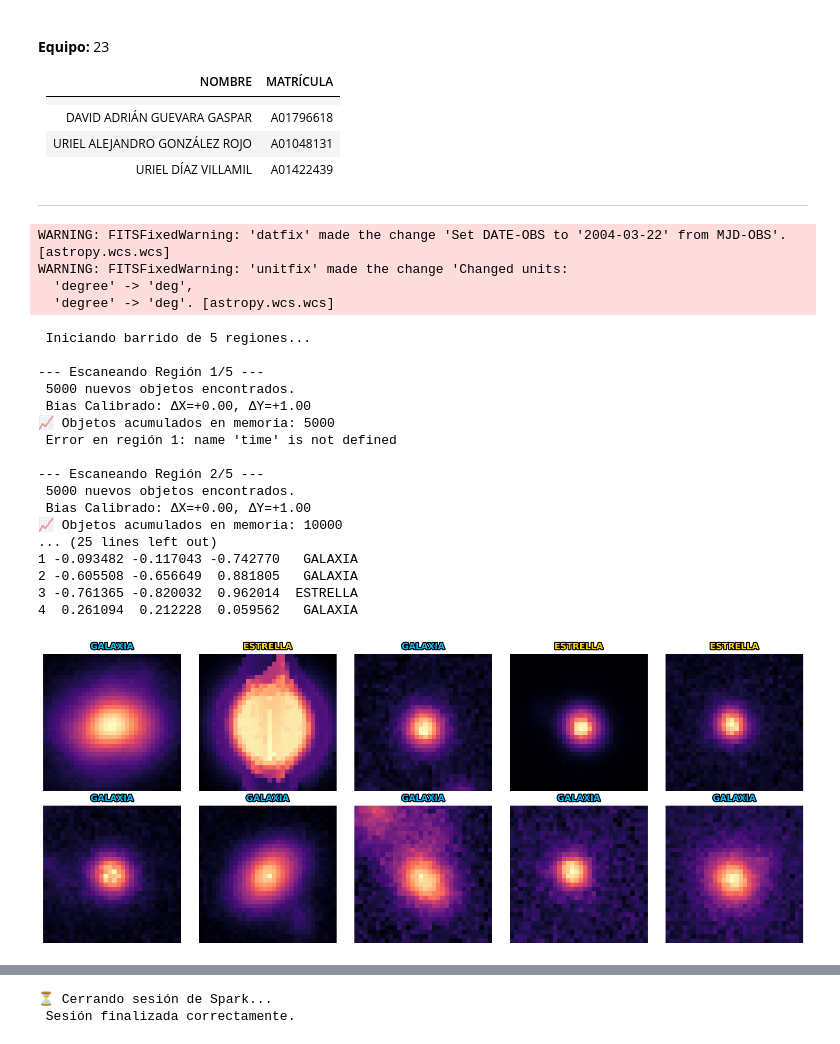
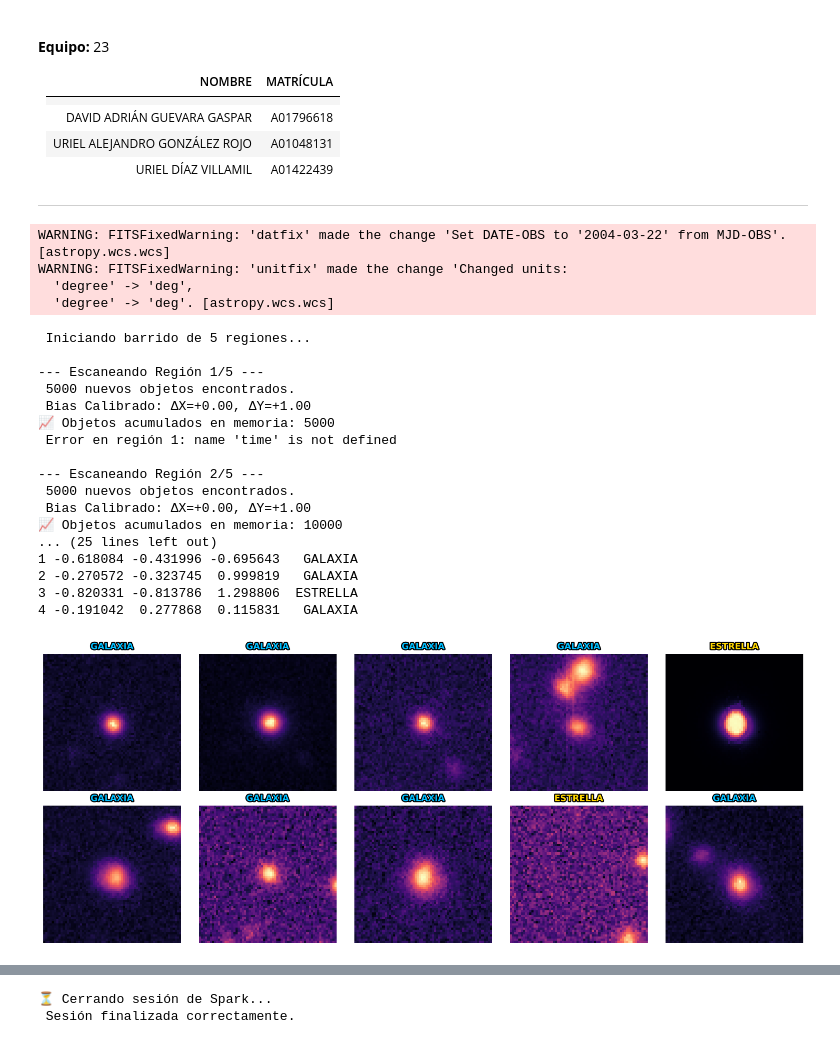
Before and after one commit to Udiaz96/pi-eq23-dycfia, a Jupyter notebook: notebooks/Avance 1. Análisis exploratorio de datos/Avance2_23Equipo.ipynb, the cells around one changed output, grey strips where cells are left out. Saved outputs shown, nothing was run; the diff lists cells and outputs as text; code cells hidden in the pictures.

```diff
--- a/notebooks/Avance 1. Análisis exploratorio de datos/Avance2_23Equipo.ipynb
+++ b/notebooks/Avance 1. Análisis exploratorio de datos/Avance2_23Equipo.ipynb
@@ -338,7 +338,7 @@ for i in range(num_regiones):
 
 
 # 1. Extracción: Obtenemos la lista base de diccionarios
-dataset_final = manager.generar_dataset_clasificado(box_size=16, snr_min=15.5)
+dataset_final = manager.generar_dataset_clasificado(box_size=32, snr_min=15.5)
 
 if dataset_final:
     # 2. Construcción (FE): Creamos el DataFrame de características a partir de 'stats'
@@ -350,38 +350,38 @@ if dataset_final:
     # 3. Selección y Escalamiento (Rúbrica: Normalización / Selección)
     # Aquí pasamos el DataFrame a la función de selección que definimos antes
     df_final = manager.seleccionar_caracteristicas(df_raw)
 
     print("\n  Ingeniería de Características Completada")
     print(f" Registros procesados: {len(df_final)}")
     print(df_final.head())
 
     # 4. Visualización
     manager.visualizar_clasificados(dataset_final, n=10)
 else:
     print(" No se generaron datos. Verifica el SNR o el barrido de regiones.")
 # %% [output]
 WARNING: FITSFixedWarning: 'datfix' made the change 'Set DATE-OBS to '2004-03-22' from MJD-OBS'. [astropy.wcs.wcs]
 WARNING: FITSFixedWarning: 'unitfix' made the change 'Changed units:
   'degree' -> 'deg',
   'degree' -> 'deg'. [astropy.wcs.wcs]
  Iniciando barrido de 5 regiones...
 
 --- Escaneando Región 1/5 ---
  5000 nuevos objetos encontrados.
  Bias Calibrado: ΔX=+0.00, ΔY=+1.00
 📈 Objetos acumulados en memoria: 5000
  Error en región 1: name 'time' is not defined
 
 --- Escaneando Región 2/5 ---
  5000 nuevos objetos encontrados.
  Bias Calibrado: ΔX=+0.00, ΔY=+1.00
 📈 Objetos acumulados en memoria: 10000
 ... (25 lines left out)
-1 -0.093482 -0.117043 -0.742770   GALAXIA
-2 -0.605508 -0.656649  0.881805   GALAXIA
-3 -0.761365 -0.820032  0.962014  ESTRELLA
-4  0.261094  0.212228  0.059562   GALAXIA
+1 -0.618084 -0.431996 -0.695643   GALAXIA
+2 -0.270572 -0.323745  0.999819   GALAXIA
+3 -0.820331 -0.813786  1.298806  ESTRELLA
+4 -0.191042  0.277868  0.115831   GALAXIA
-[figure, old version]
+[figure, new version]
 # %%
 # Inicializar sesión de Spark correctamente
 spark = SparkSession.builder \
```
Also changed, not shown: parts of 3 cells of this notebook.
